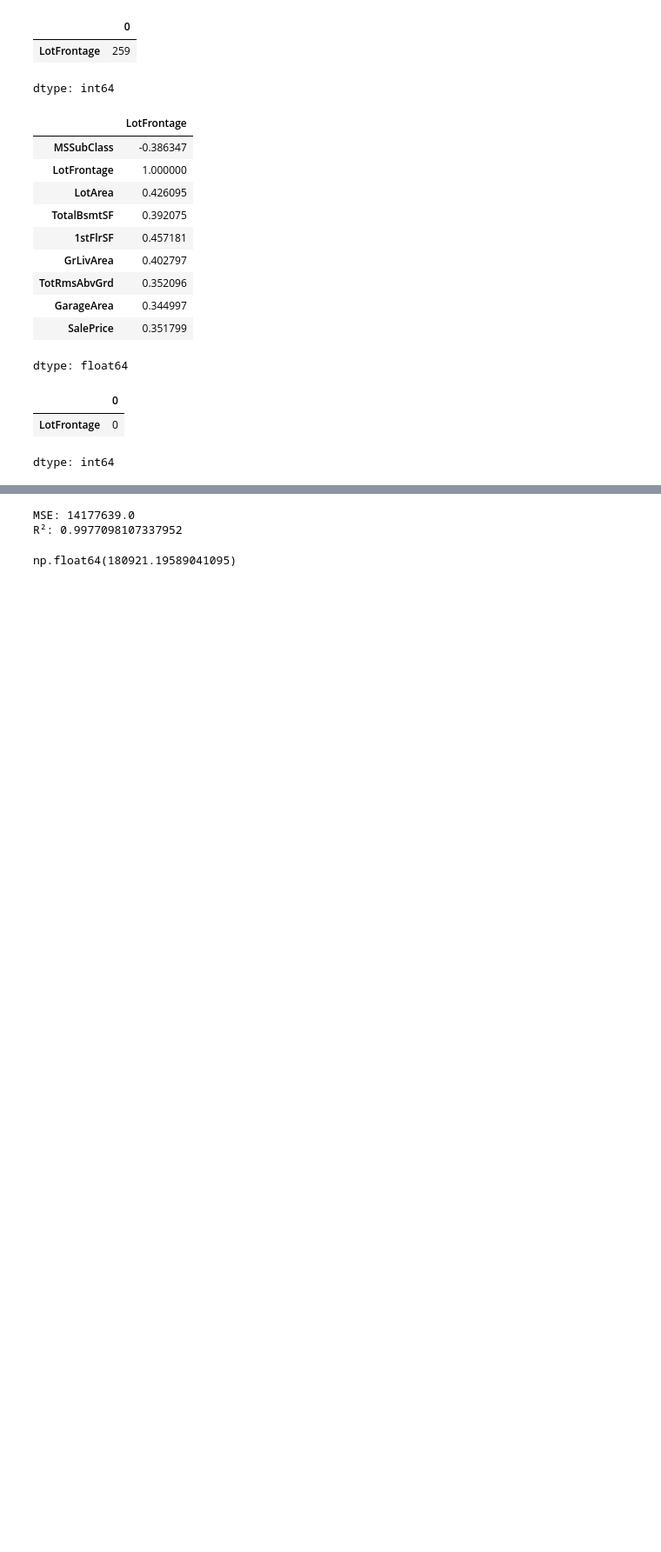
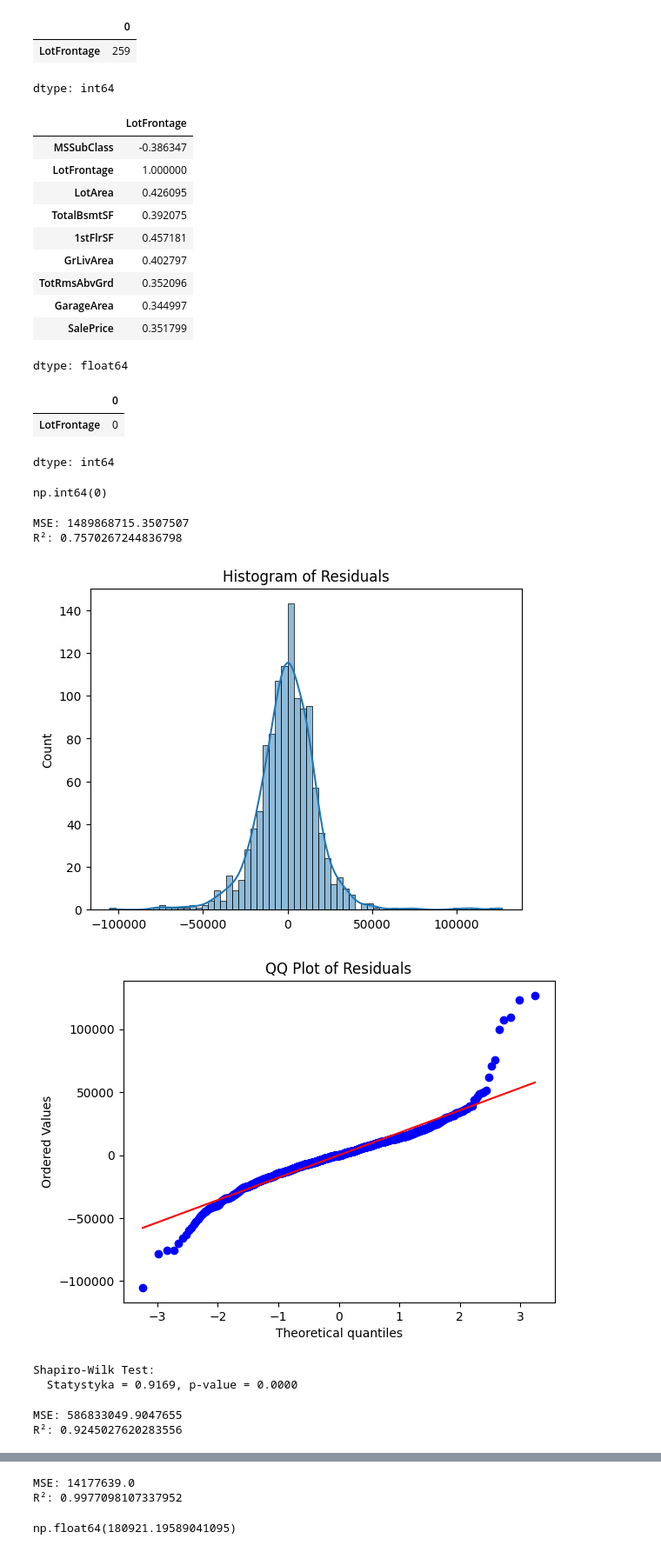
Before and after one commit to kamyczuram/Projects, a Jupyter notebook: House_Prices_XGBOOST/House_Prices_XGBOOST.ipynb, the cells around one changed output, grey strips where cells are left out. Shown at 87% size. Saved outputs shown, nothing was run; the diff lists cells and outputs as text; code cells hidden in the pictures; blank space fills up the shorter version.

```diff
--- a/House_Prices_XGBOOST/House_Prices_XGBOOST.ipynb
+++ b/House_Prices_XGBOOST/House_Prices_XGBOOST.ipynb
@@ -226,3 +226,65 @@ df_filled.isnull().sum()[df.isnull().sum() > 0]
 |  | 0 |
 | LotFrontage | 0 |
 dtype: int64
+# %%
+df_filled.isnull().sum().sum()
+# %% [output]
+np.int64(0)
+# %%
+X = df_filled.drop(columns=['SalePrice'])
+y = df_filled['SalePrice']
+
+
+X = pd.get_dummies(X)
+X = X.astype(float)
+X = sm.add_constant(X)
+X_train, X_test, y_train, y_test = train_test_split(X, y, test_size=0.2, random_state=22)
+
+model = sm.OLS(y_train, X_train).fit()
+
+y_pred = model.predict(X_test)
+
+print("MSE:", mean_squared_error(y_test, y_pred))
+print("R²:", r2_score(y_test, y_pred))
+# %% [output]
+MSE: 1489868715.3507507
+R²: 0.7570267244836798
+# %%
+residuals = model.resid
+
+sns.histplot(residuals, kde=True)
+plt.title("Histogram of Residuals")
+plt.show()
+
+stats.probplot(residuals, dist="norm", plot=plt)
+plt.title("QQ Plot of Residuals")
+plt.show()
+
+shapiro_test = stats.shapiro(residuals)
+print(f"Shapiro-Wilk Test:\n  Statystyka = {shapiro_test.statistic:.4f}, p-value = {shapiro_test.pvalue:.4f}")
+# %% [output]
+[figure, added]
+[figure, added]
+Shapiro-Wilk Test:
+  Statystyka = 0.9169, p-value = 0.0000
+# %%
+X = df_filled.drop(columns=['SalePrice'])
+y = df_filled['SalePrice']
+
+
+X = pd.get_dummies(X)
+X = X.astype(float)
+X = sm.add_constant(X)
+X_train, X_test, y_train, y_test = train_test_split(X, y, test_size=0.2, random_state=30)
+y_train_boxcox, fitted_lambda = stats.boxcox(y_train)
+
+model = sm.OLS(y_train_boxcox, X_train).fit()
+
+y_pred_boxcox = model.predict(X_test)
+y_pred = inv_boxcox(y_pred_boxcox, fitted_lambda)
+
+print("MSE:", mean_squared_error(y_test, y_pred))
+print("R²:", r2_score(y_test, y_pred))
+# %% [output]
+MSE: 586833049.9047655
+R²: 0.9245027620283556
```
Also changed, not shown: parts of 9 cells of this notebook.
